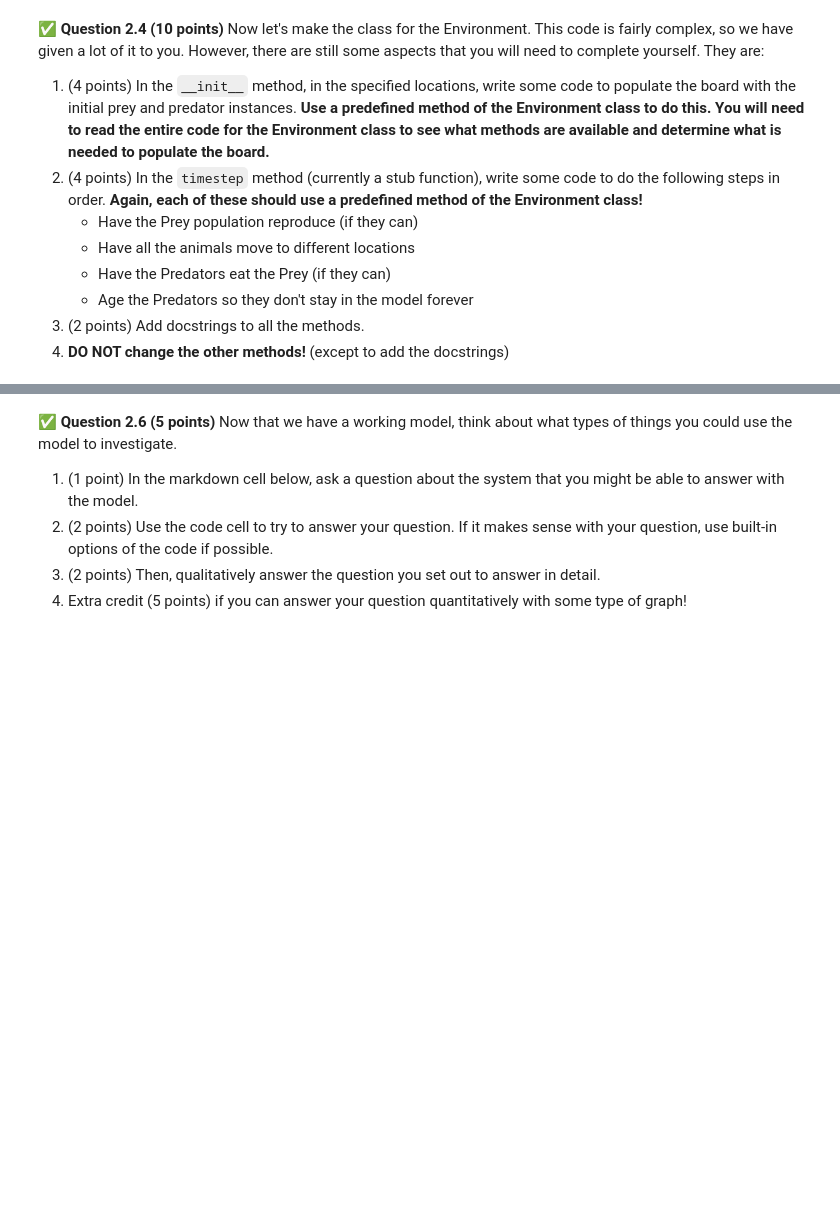
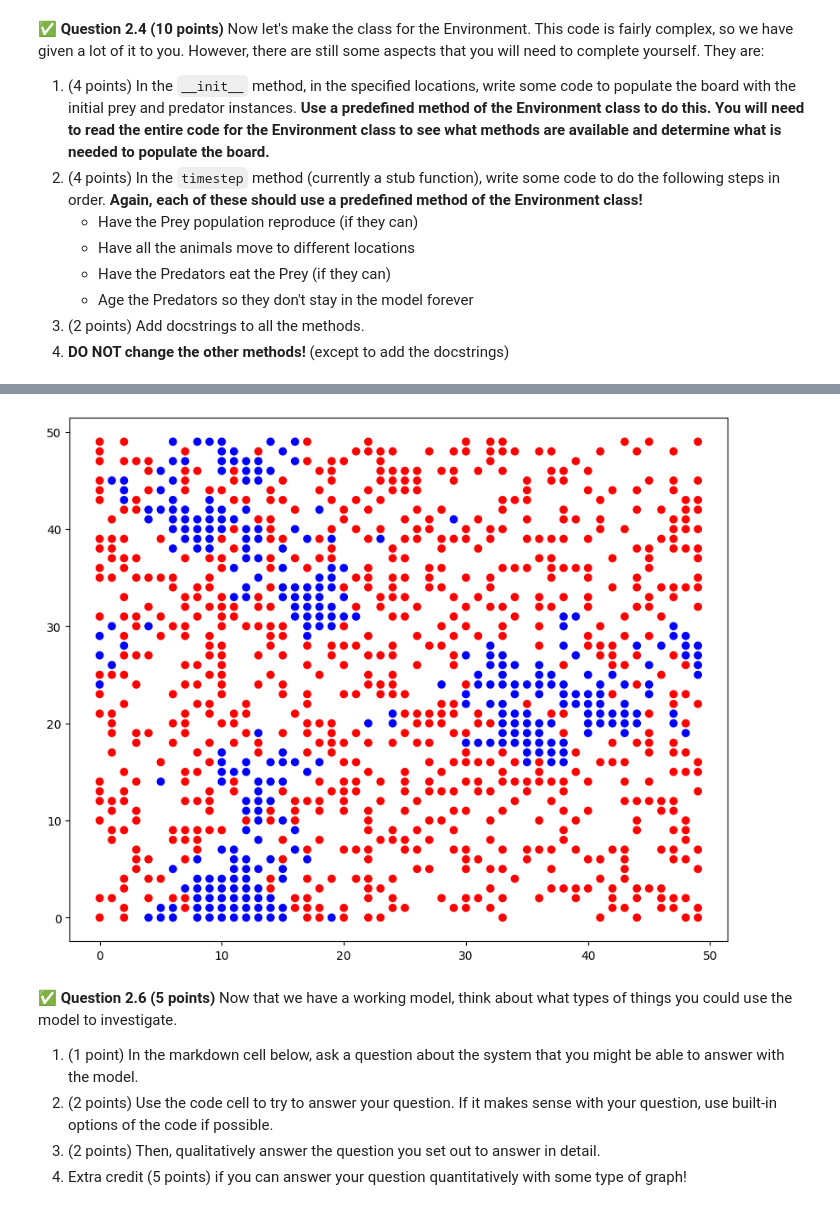
Before and after one commit to arshwasnik/cmse202-s26-turnin, a Jupyter notebook: hw-02/HW-02_ABMandGraphTheory-STUDENT.ipynb, the cells around one changed output, grey strips where cells are left out. Saved outputs shown, nothing was run; the diff lists cells and outputs as text; code cells hidden in the pictures; blank space fills up the shorter version.

Commit message:
Part 2: Build an Agend Based Model for the predator-prey system

```diff
--- a/hw-02/HW-02_ABMandGraphTheory-STUDENT.ipynb
+++ b/hw-02/HW-02_ABMandGraphTheory-STUDENT.ipynb
@@ -118,7 +152,15 @@ help(test_animal)
 4. (1 point) Make a function called `get_type`.  This function should just return the string "Prey".
 5. (2 points) Once again, add docstrings to the class.
 # %%
-# Put your Prey class definition here!
+class Prey(Animal):
+    ''' This class is a Prey animal inherited from Animal.'''
+
+    def __init__(self, pos_x, pos_y):
+        super().__init__(pos_x, pos_y)
+        self.rgb = [0, 0, 1]
+
+    def get_type(self):
+        return "Prey"
 # %% [markdown]
 Once again, use the cell below to check your work and verify your docstrings are working!
 # %%
@@ -138,7 +198,17 @@ help(test_prey)
 5. (1 point) Make a function called `get_type`.  This function should just return the string "Predator".
 6. (1 point) Add docstrings!
 # %%
-# Define your Predator class here!
+class Predator(Animal):
+    '''This class is a Predator animal inherited from Animal.'''
+
+
+    def __init__(self, pos_x, pos_y):
+        super().__init__(pos_x, pos_y)
+        self.rgb = [1, 0, 0]
+        self.age = 0
+
+    def get_type(self):
+        return "Predator"
 # %% [markdown]
 Now, let's make sure to test the `Predator` class!
 # %%
@@ -192,16 +280,19 @@ class Environment():
 
                 # populate board
                 if newprey and not newpredator:
-                    YYY  # <----------------------------------------------------ADD A PREY INSTANCE HERE!!!
+                    self.add_animal("Prey", i, j)  # <----------------------------------------------------ADD A PREY INSTANCE HERE!!!
                 elif newpredator and not newprey:
-                    YYY  # <----------------------------------------------------ADD A PREDATOR INSTANCE HERE!!!
+                    self.add_animal("Predator", i, j)  # <----------------------------------------------------ADD A PREDATOR INSTANCE HERE!!!
                 # elif newpredator and newprey:
                 #     self.animals[(i,j)] = np.random.choice((1,2))
                 else:
                     self.remove_animal(i,j)
 
     def timestep(self):
-        pass  # <----------------------------------------------------POPULATE THIS!!!
+        self.reproduce()
+        self.move_animals()
+        self.eat_animals()
+        self.aging()# <----------------------------------------------------POPULATE THIS!!!
 
 
 
@@ -339,14 +448,18 @@ If all goes well, you should see something like this after running the code belo
 <img src="https://raw.githubusercontent.com/msu-cmse-courses/cmse202-supplemental-data/refs/heads/main/images/LV_example_plot.png" width=400px align="center" alt="Image credit: ABM example plot">
 # %%
 fig, ax = plt.subplots(figsize=(20,10))
-XXX # <-----------------  INITIATE AN ENVIRONMENT CLASS HERE
-XXX # <-----------------  PLOT THE INITIAL STATE HERE
 
-for i in range(20):
-    XXX # <----------------- ADVANCE THE CODE ONE TIMESTEP HERE
+
+environment = Environment() # <-----------------  INITIATE AN ENVIRONMENT CLASS HERE
+environment.plot() # <-----------------  PLOT THE INITIAL STATE HERE
+
+for i in range(10):
+    environment.timestep() # <----------------- ADVANCE THE CODE ONE TIMESTEP HERE
     time.sleep(1.0)
     if (i%1==0):
-        XXX # <-----------------  PLOT THE NEW STATE HERE
+        environment.plot() # <-----------------  PLOT THE NEW STATE HERE
+# %% [output]
+[figure, added]
 # %% [markdown]
 &#9989;  **Question 2.6 (5 points)** Now that we have a working model, think about what types of things you could use the model to investigate.
 1. (1 point) In the markdown cell below, ask a question about the system that you might be able to answer with the model.
```
Also changed, not shown: parts of 10 cells of this notebook.
